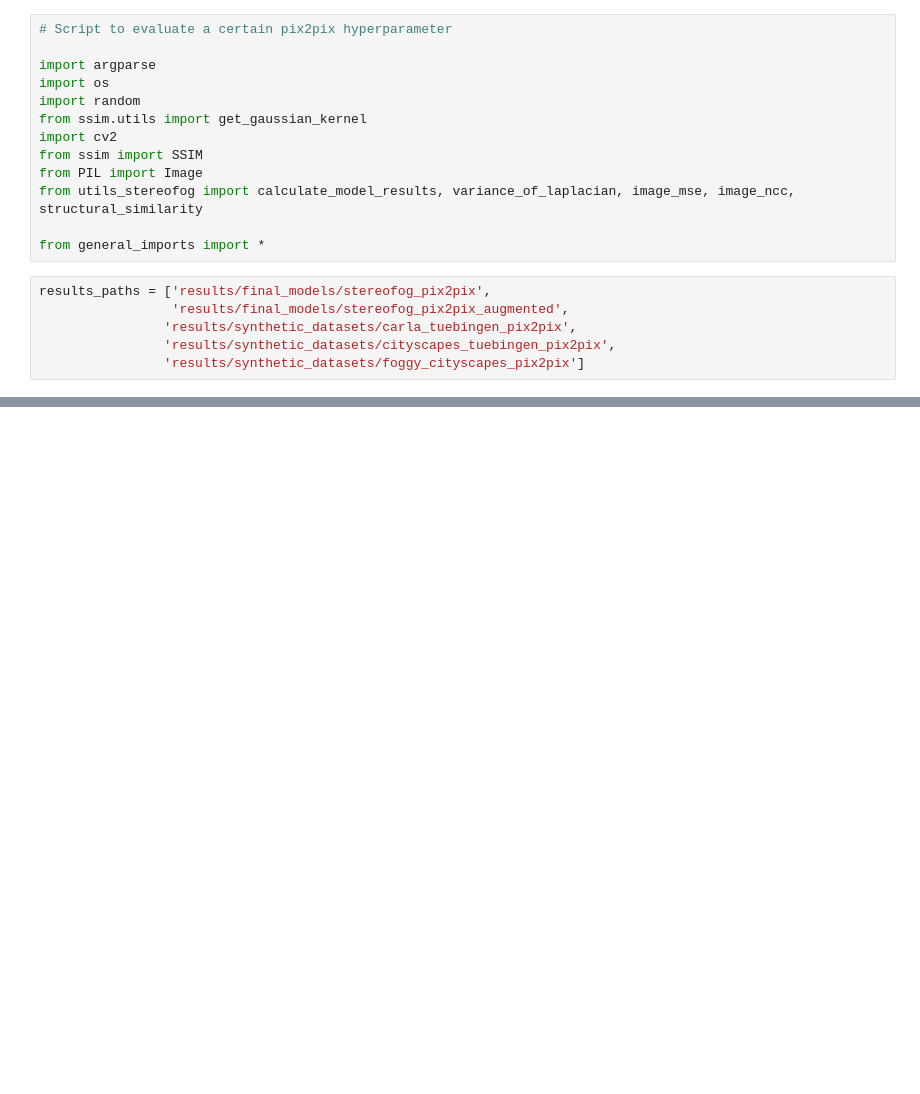
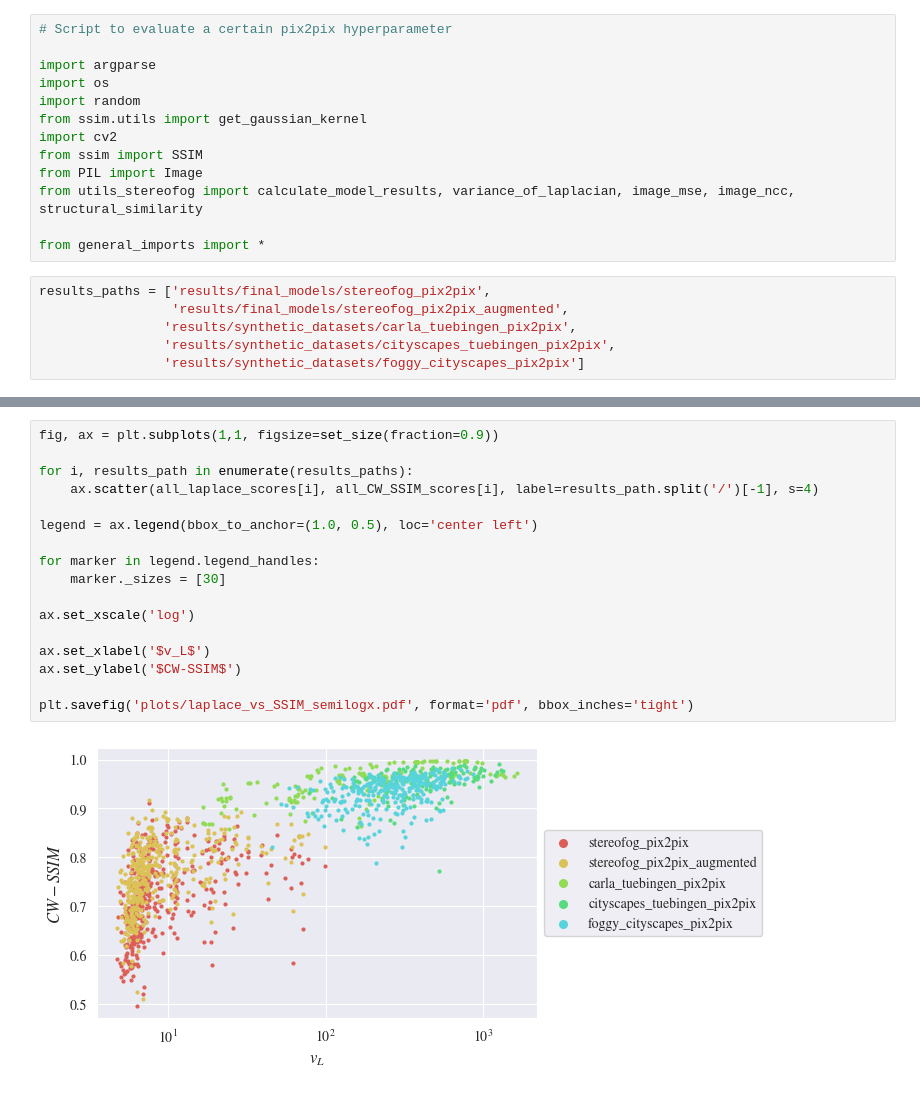
Before and after one commit to apoll2000/stereofog, a Jupyter notebook: fogginess_quality_evaluation.ipynb, the cells around one changed output, grey strips where cells are left out. Cells and saved outputs as stored; diff of their text form; blank space fills up the shorter version.

```diff
--- a/fogginess_quality_evaluation.ipynb
+++ b/fogginess_quality_evaluation.ipynb
@@ -141,0 +142,19 @@ plt.savefig('plots/laplace_vs_SSIM.pdf', format='pdf', bbox_inches='tight')
+# %%
+fig, ax = plt.subplots(1,1, figsize=set_size(fraction=0.9))
+
+for i, results_path in enumerate(results_paths):
+    ax.scatter(all_laplace_scores[i], all_CW_SSIM_scores[i], label=results_path.split('/')[-1], s=4)
+
+legend = ax.legend(bbox_to_anchor=(1.0, 0.5), loc='center left')
+
+for marker in legend.legend_handles:
+    marker._sizes = [30]
+
+ax.set_xscale('log')
+
+ax.set_xlabel('$v_L$')
+ax.set_ylabel('$CW-SSIM$')
+
+plt.savefig('plots/laplace_vs_SSIM_semilogx.pdf', format='pdf', bbox_inches='tight')
+# %% [output]
+[figure, added]
```
Also changed, not shown: parts of 4 cells of this notebook.
